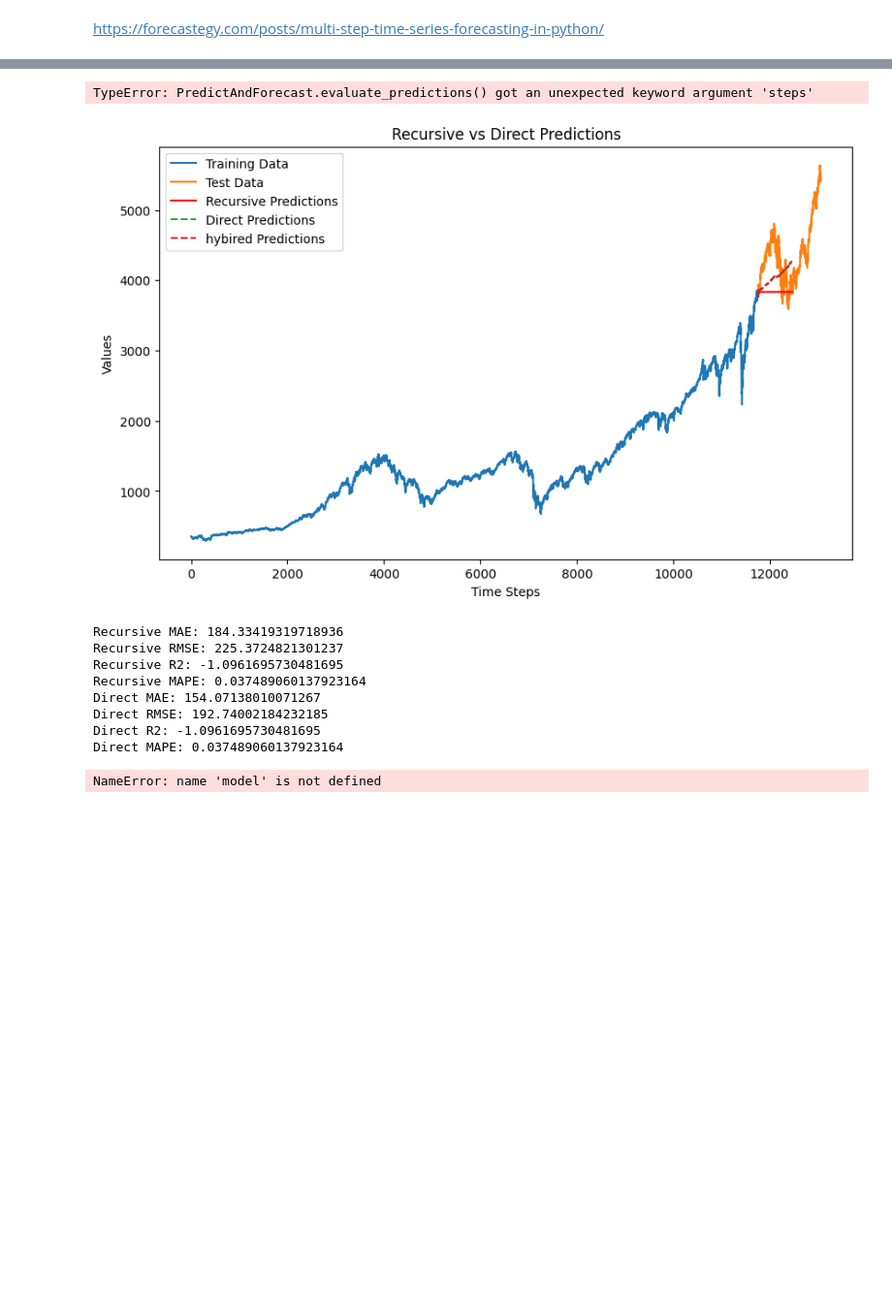
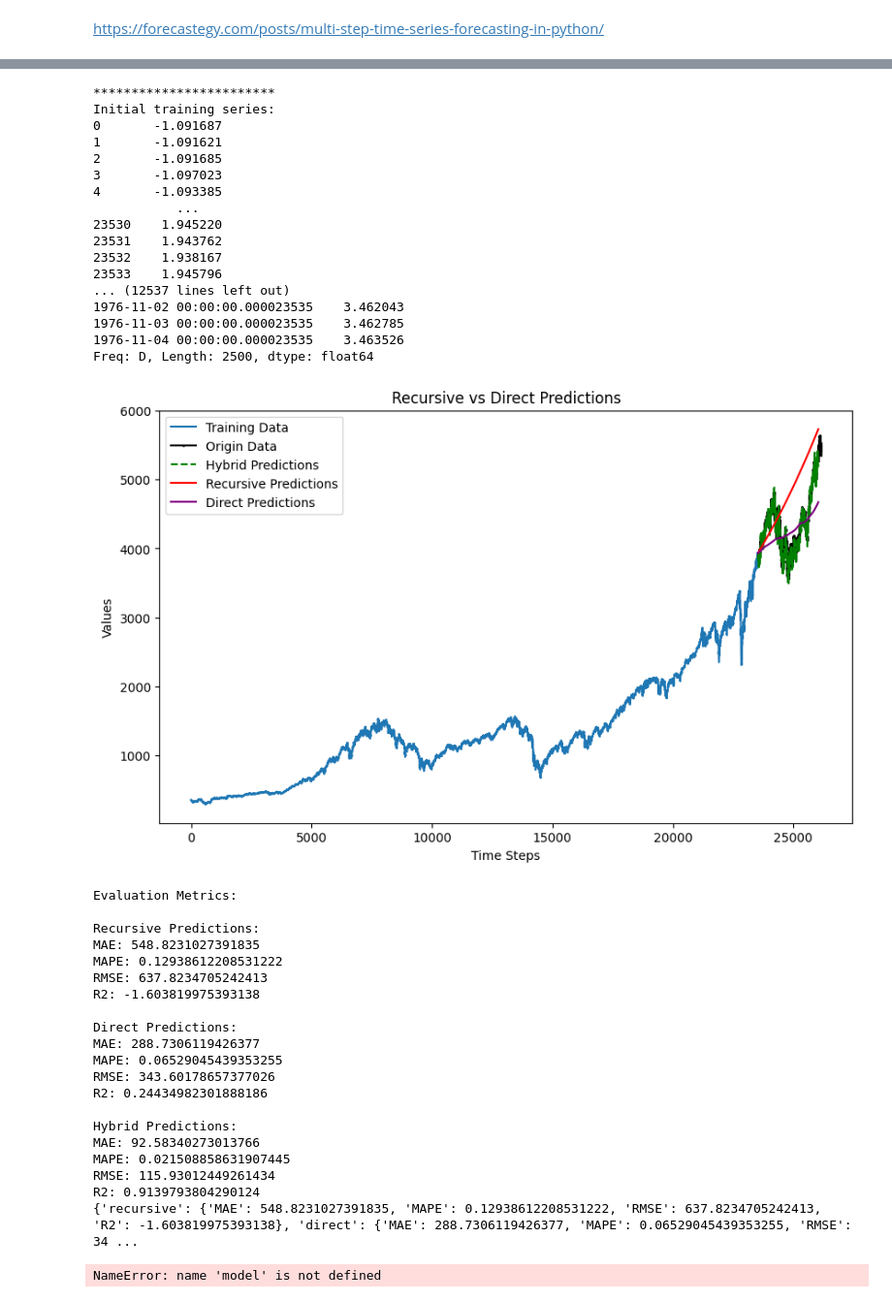
Before and after one commit to porchportal/stock-market-prediction-by--multi-Task-learning, a Jupyter notebook: VScodeML@2/speedPaper/testing02.ipynb, the cells around one changed output, grey strips where cells are left out. Shown at 97% size. Cells and saved outputs as stored; diff of their text form; code cells hidden in the pictures; blank space fills up the shorter version.

```diff
--- a/VScodeML@2/speedPaper/testing02.ipynb
+++ b/VScodeML@2/speedPaper/testing02.ipynb
@@ -853,23 +716,48 @@ R2: 0.8880504904495459
-# %%
-predict_and_forecast.evaluate_predictions(
-    steps=600, preds=predictions, normaliza_bool=True, scaler=scaler_type)
-# %% [output]
-TypeError: PredictAndForecast.evaluate_predictions() got an unexpected keyword argument 'steps'
-# %%
-predict_and_forecast.plot_predictions(steps=700, preds=predictions)
-# %% [output]
-[figure, removed]
-# %%
-predict_and_forecast.evaluate_predictions(steps=700)
-# %% [output]
-Recursive MAE: 184.33419319718936
-Recursive RMSE: 225.3724821301237
-Recursive R2: -1.0961695730481695
-Recursive MAPE: 0.037489060137923164
-Direct MAE: 154.07138010071267
-Direct RMSE: 192.74002184232185
-Direct R2: -1.0961695730481695
-Direct MAPE: 0.037489060137923164
+# %%
+test_series, recursive_preds, direct_preds, hybrid_preds = predict_and_forecast.plot_predictions(
+    steps=step_time_prediction, preds=predictions, normaliza_bool=True, scaler=scaler_type, tracker_active=False)
+metrics = predict_and_forecast.evaluate_predictions(
+    test_series, recursive_preds, direct_preds, hybrid_preds)
+print(metrics)
+# %% [output]
+************************
+Initial training series:
+0       -1.091687
+1       -1.091621
+2       -1.091685
+3       -1.097023
+4       -1.093385
+           ...
+23530    1.945220
+23531    1.943762
+23532    1.938167
+23533    1.945796
+... (12537 lines left out)
+1976-11-02 00:00:00.000023535    3.462043
+1976-11-03 00:00:00.000023535    3.462785
+1976-11-04 00:00:00.000023535    3.463526
+Freq: D, Length: 2500, dtype: float64
+[figure, added]
+Evaluation Metrics:
+
+Recursive Predictions:
+MAE: 548.8231027391835
+MAPE: 0.12938612208531222
+RMSE: 637.8234705242413
+R2: -1.603819975393138
+
+Direct Predictions:
+MAE: 288.7306119426377
+MAPE: 0.06529045439353255
+RMSE: 343.60178657377026
+R2: 0.24434982301888186
+
+Hybrid Predictions:
+MAE: 92.58340273013766
+MAPE: 0.021508858631907445
+RMSE: 115.93012449261434
+R2: 0.9139793804290124
+{'recursive': {'MAE': 548.8231027391835, 'MAPE': 0.12938612208531222, 'RMSE': 637.8234705242413, 'R2': -1.603819975393138}, 'direct': {'MAE': 288.7306119426377, 'MAPE': 0.06529045439353255, 'RMSE': 34 ...
 # %%
 from tensorflow.keras import layers, models, optimizers, losses
 
```
Also changed, not shown: parts of 11 cells of this notebook.
